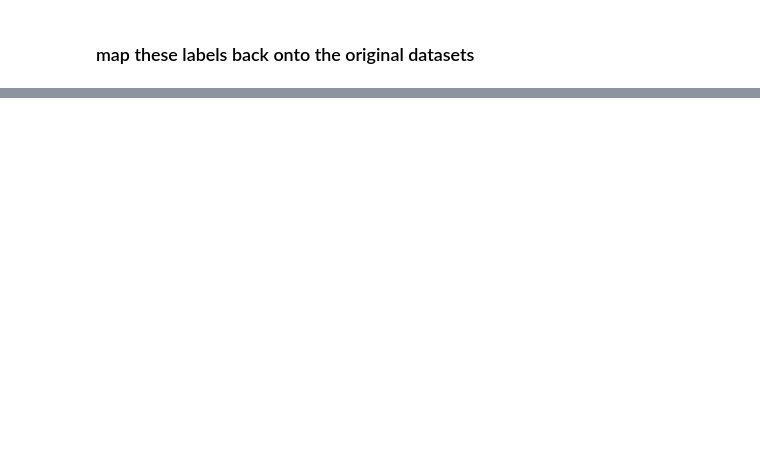
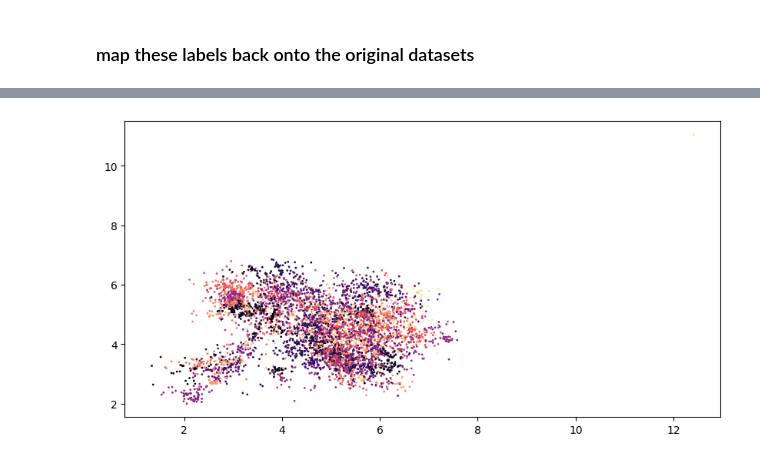
Before and after one commit to kjaehnig/data-analyst-projects, a Jupyter notebook: online-retail-II/online-retail-II-EDA.ipynb, the cells around one changed output, grey strips where cells are left out. Drawn from its saved outputs; the diff is of its cells as text; code cells hidden in the pictures; blank space fills up the shorter version.

```diff
--- a/online-retail-II/online-retail-II-EDA.ipynb
+++ b/online-retail-II/online-retail-II-EDA.ipynb
@@ -276,0 +350,21 @@ AnalysisException: [AMBIGUOUS_REFERENCE] Reference `product_group_id` is ambiguo
+# %%
+clusterable_embedding = umap.UMAP(
+    n_neighbors=25,
+    min_dist=0.5,
+    n_components=50,
+    random_state=42,
+    metric='cosine',
+    learning_rate=0.1,
+    n_epochs=1000,
+    densmap=True,
+    dens_lambda=3.0,
+    dens_frac=0.5,
+    n_jobs=6,
+    init='pca'
+).fit_transform(embeddings)
+
+fig,ax = plt.subplots(figsize=(10,5))
+ax.scatter(clusterable_embedding[:, 0], clusterable_embedding[:, 1],
+            c=labels, s=1, cmap='magma');
+# %% [output]
+[figure, added]
```
Also changed, not shown: parts of 22 cells of this notebook, 1 other file.
